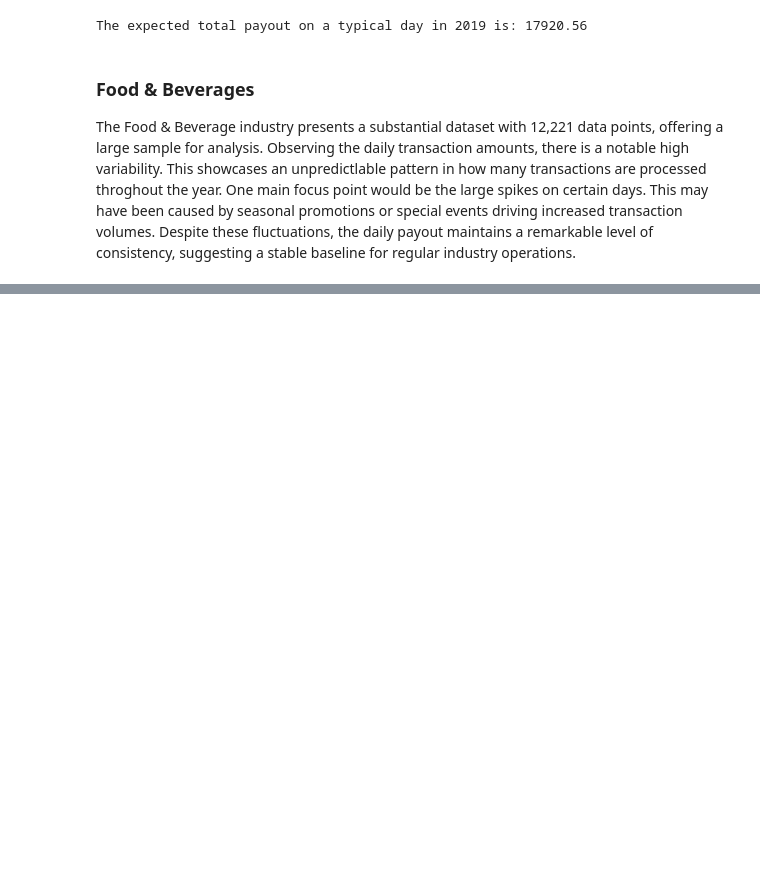
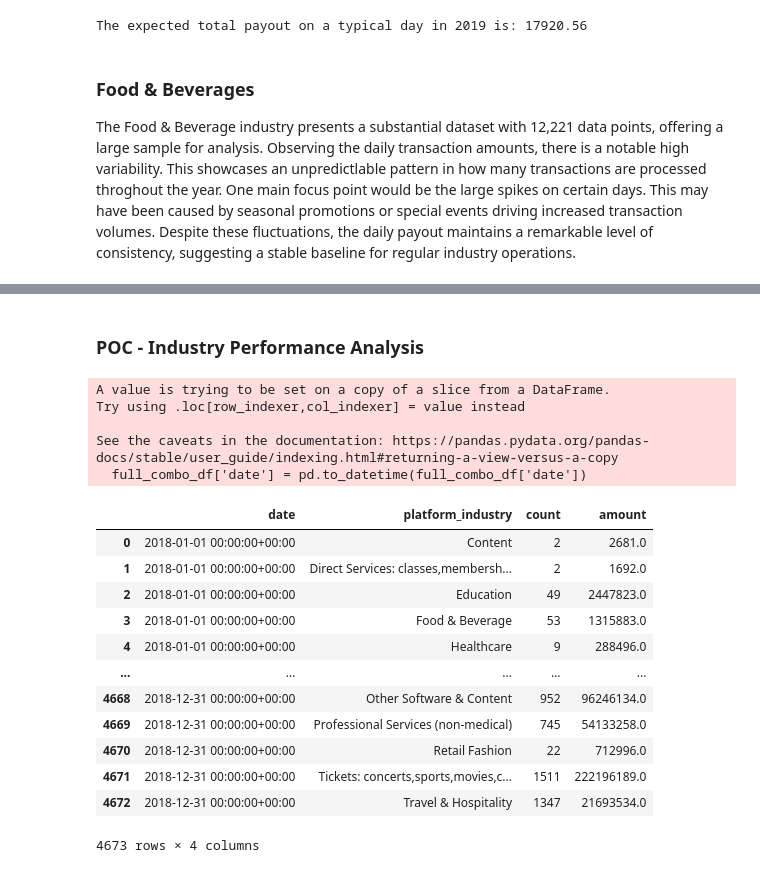
Before and after one commit to M2Chang/Python-Learning, a Jupyter notebook: Stripe Analysis.ipynb, the cells around one changed output, grey strips where cells are left out. Saved outputs shown, nothing was run; the diff lists cells and outputs as text; code cells hidden in the pictures; blank space fills up the shorter version.

```diff
--- a/Stripe Analysis.ipynb
+++ b/Stripe Analysis.ipynb
@@ -764,0 +804,31 @@ full_combo_df
+# %% [markdown]
+### POC - Industry Performance Analysis
+# %%
+full_combo_df['date'] = pd.to_datetime(full_combo_df['date'])
+
+industry_perform_df = full_combo_df.groupby(['date', 'platform_industry']).sum()
+
+industry_perform_df  = industry_perform_df.reset_index()
+
+industry_perform_df = industry_perform_df[['date', 'platform_industry', 'count', 'amount']]
+
+industry_perform_df
+# %% [output]
+A value is trying to be set on a copy of a slice from a DataFrame.
+Try using .loc[row_indexer,col_indexer] = value instead
+
+See the caveats in the documentation: https://pandas.pydata.org/pandas-docs/stable/user_guide/indexing.html#returning-a-view-versus-a-copy
+  full_combo_df['date'] = pd.to_datetime(full_combo_df['date'])
+|  | date | platform_industry | count | amount |
+| 0 | 2018-01-01 00:00:00+00:00 | Content | 2 | 2681.0 |
+| 1 | 2018-01-01 00:00:00+00:00 | Direct Services: classes,membersh... | 2 | 1692.0 |
+| 2 | 2018-01-01 00:00:00+00:00 | Education | 49 | 2447823.0 |
+| 3 | 2018-01-01 00:00:00+00:00 | Food & Beverage | 53 | 1315883.0 |
+| 4 | 2018-01-01 00:00:00+00:00 | Healthcare | 9 | 288496.0 |
+| ... | ... | ... | ... | ... |
+| 4668 | 2018-12-31 00:00:00+00:00 | Other Software & Content | 952 | 96246134.0 |
+| 4669 | 2018-12-31 00:00:00+00:00 | Professional Services (non-medical) | 745 | 54133258.0 |
+| 4670 | 2018-12-31 00:00:00+00:00 | Retail Fashion | 22 | 712996.0 |
+| 4671 | 2018-12-31 00:00:00+00:00 | Tickets: concerts,sports,movies,c... | 1511 | 222196189.0 |
+| 4672 | 2018-12-31 00:00:00+00:00 | Travel & Hospitality | 1347 | 21693534.0 |
+4673 rows × 4 columns
```
Also changed, not shown: parts of 8 cells of this notebook.
